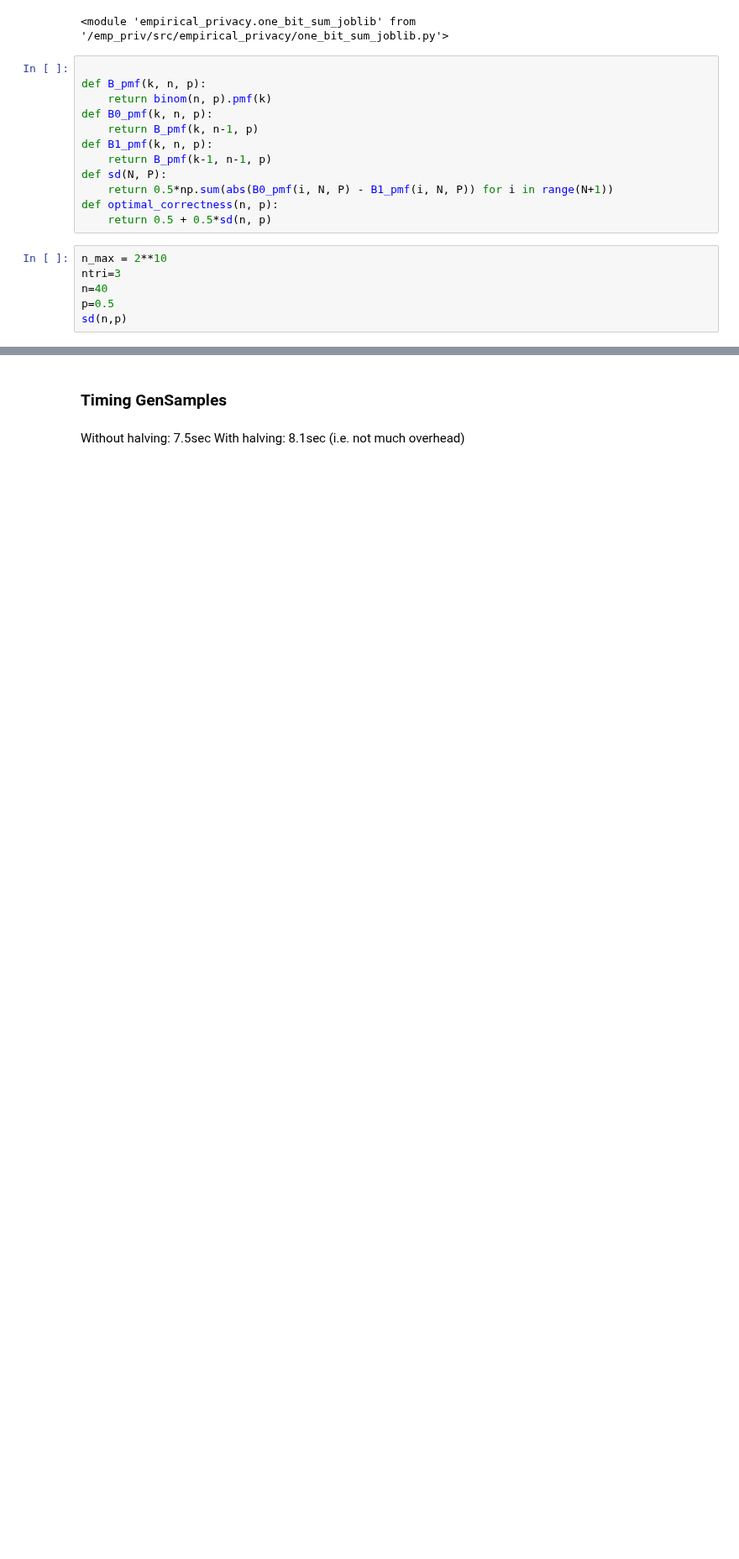
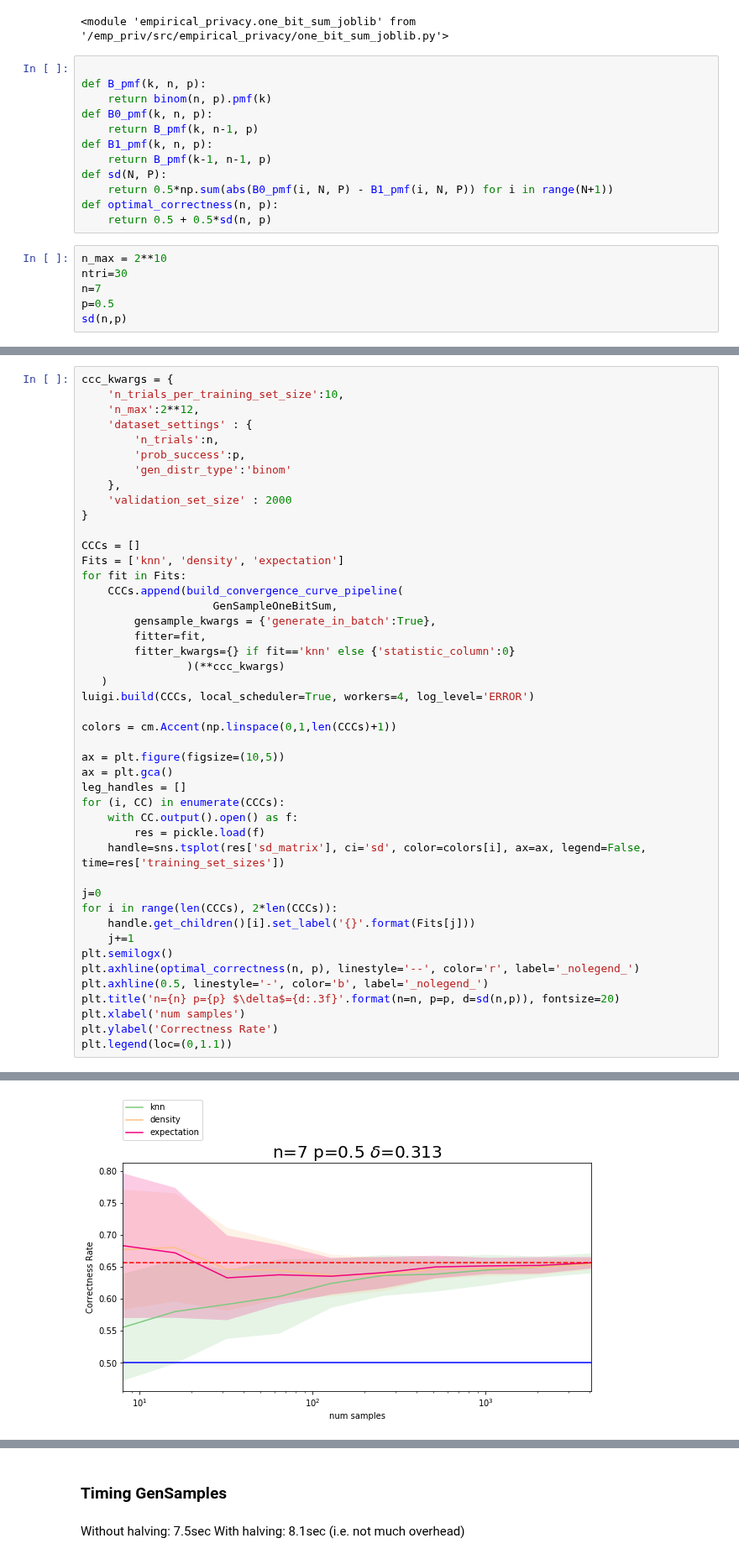
Before and after one commit to maksimt/empirical_privacy, a Jupyter notebook: Notebooks/1-bit sum.ipynb, the cells around one changed output, grey strips where cells are left out. Shown at 84% size. Drawn from its saved outputs; the diff is of its cells as text; blank space fills up the shorter version.

```diff
--- a/Notebooks/1-bit sum.ipynb
+++ b/Notebooks/1-bit sum.ipynb
@@ -43,8 +43,8 @@ def optimal_correctness(n, p):
     return 0.5 + 0.5*sd(n, p)
 # %%
 n_max = 2**10
-ntri=3
-n=40
+ntri=30
+n=7
 p=0.5
 sd(n,p)
 # %% [output]
@@ -51,0 +77,46 @@ sd(n,p)
+# %%
+ccc_kwargs = {
+    'n_trials_per_training_set_size':10,
+    'n_max':2**12,
+    'dataset_settings' : {
+        'n_trials':n,
+        'prob_success':p,
+        'gen_distr_type':'binom'
+    },
+    'validation_set_size' : 2000
+}
+
+CCCs = []
+Fits = ['knn', 'density', 'expectation']
+for fit in Fits:
+    CCCs.append(build_convergence_curve_pipeline(
+                    GenSampleOneBitSum,
+        gensample_kwargs = {'generate_in_batch':True},
+        fitter=fit,
+        fitter_kwargs={} if fit=='knn' else {'statistic_column':0}
+                )(**ccc_kwargs)
+   )
+luigi.build(CCCs, local_scheduler=True, workers=4, log_level='ERROR')
+
+colors = cm.Accent(np.linspace(0,1,len(CCCs)+1))
+
+ax = plt.figure(figsize=(10,5))
+ax = plt.gca()
+leg_handles = []
+for (i, CC) in enumerate(CCCs):
+    with CC.output().open() as f:
+        res = pickle.load(f)
+    handle=sns.tsplot(res['sd_matrix'], ci='sd', color=colors[i], ax=ax, legend=False, time=res['training_set_sizes'])
+
+j=0
+for i in range(len(CCCs), 2*len(CCCs)):
+    handle.get_children()[i].set_label('{}'.format(Fits[j]))
+    j+=1
+plt.semilogx()
+plt.axhline(optimal_correctness(n, p), linestyle='--', color='r', label='_nolegend_')
+plt.axhline(0.5, linestyle='-', color='b', label='_nolegend_')
+plt.title('n={n} p={p} $\delta$={d:.3f}'.format(n=n, p=p, d=sd(n,p)), fontsize=20)
+plt.xlabel('num samples')
+plt.ylabel('Correctness Rate')
+plt.legend(loc=(0,1.1))
+# %% [output]
@@ -51,0 +129 @@ sd(n,p)
+[figure, added]
```
Also changed, not shown: parts of 7 cells of this notebook, 1 other file.
